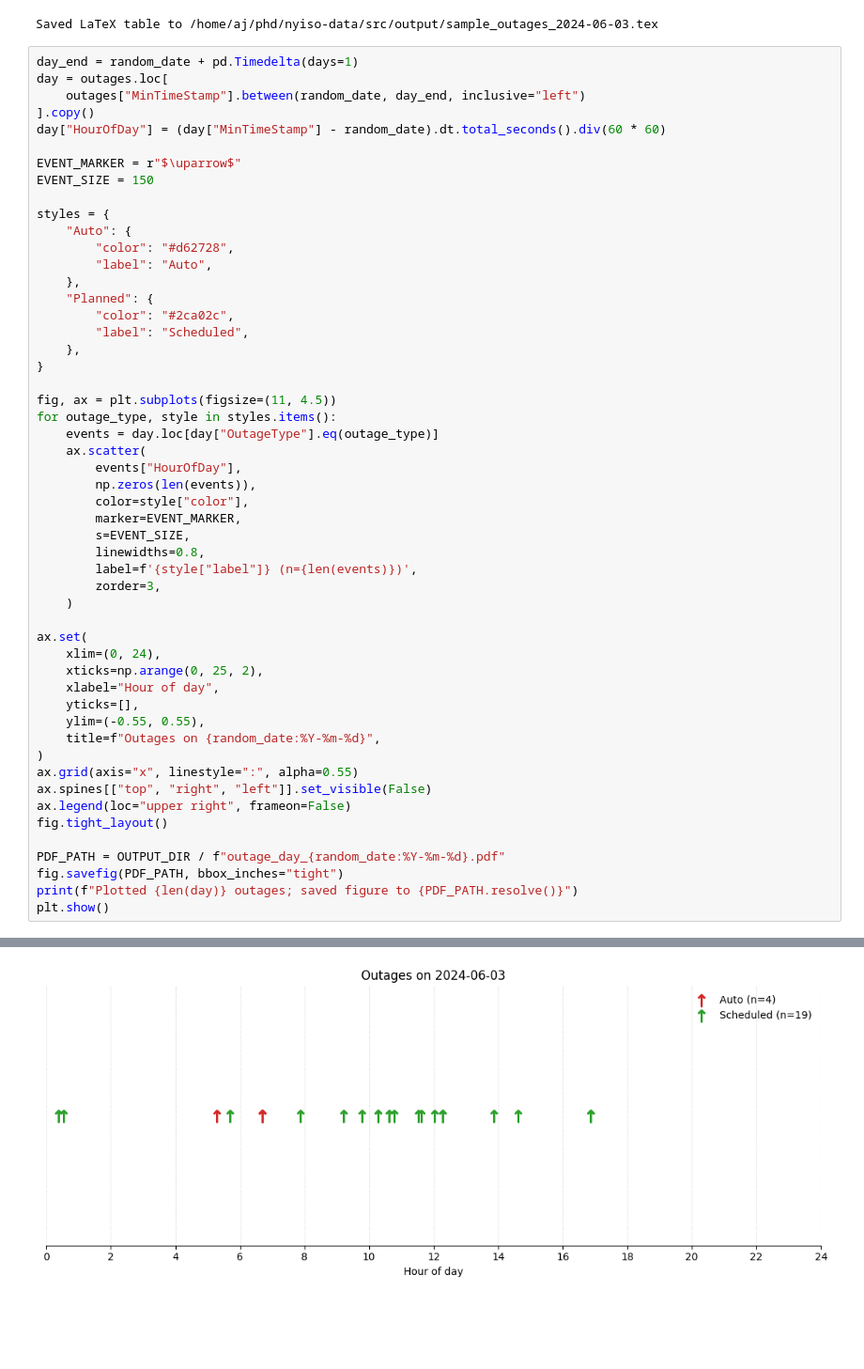
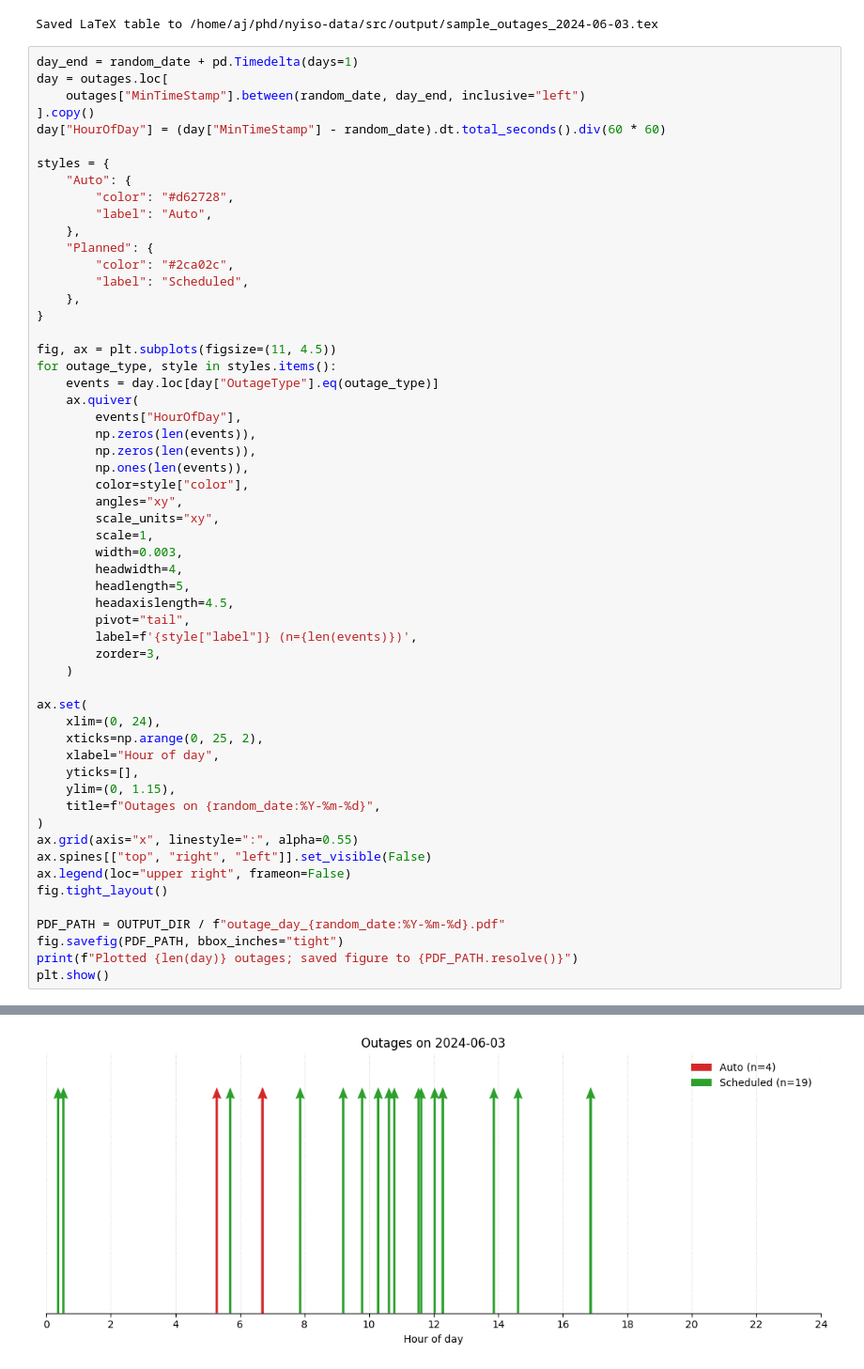
Before and after one commit to mohamad-hasan-sohan-ajini/predictive-maintenance, a Jupyter notebook: src/sample_processed_data.ipynb, the cells around one changed output, grey strips where cells are left out. Shown at 94% size. Drawn from its saved outputs; the diff is of its cells as text; blank space fills up the shorter version.

```diff
--- a/src/sample_processed_data.ipynb
+++ b/src/sample_processed_data.ipynb
@@ -85,9 +85,6 @@ day = outages.loc[
     outages["MinTimeStamp"].between(random_date, day_end, inclusive="left")
 ].copy()
 day["HourOfDay"] = (day["MinTimeStamp"] - random_date).dt.total_seconds().div(60 * 60)
-
-EVENT_MARKER = r"$\uparrow$"
-EVENT_SIZE = 150
 
 styles = {
     "Auto": {
@@ -101,36 +98,43 @@ styles = {
 }
 
 fig, ax = plt.subplots(figsize=(11, 4.5))
 for outage_type, style in styles.items():
     events = day.loc[day["OutageType"].eq(outage_type)]
-    ax.scatter(
+    ax.quiver(
         events["HourOfDay"],
         np.zeros(len(events)),
+        np.zeros(len(events)),
+        np.ones(len(events)),
         color=style["color"],
-        marker=EVENT_MARKER,
-        s=EVENT_SIZE,
-        linewidths=0.8,
+        angles="xy",
+        scale_units="xy",
+        scale=1,
+        width=0.003,
+        headwidth=4,
+        headlength=5,
+        headaxislength=4.5,
+        pivot="tail",
         label=f'{style["label"]} (n={len(events)})',
         zorder=3,
     )
 
 ax.set(
     xlim=(0, 24),
     xticks=np.arange(0, 25, 2),
     xlabel="Hour of day",
     yticks=[],
-    ylim=(-0.55, 0.55),
+    ylim=(0, 1.15),
     title=f"Outages on {random_date:%Y-%m-%d}",
 )
 ax.grid(axis="x", linestyle=":", alpha=0.55)
 ax.spines[["top", "right", "left"]].set_visible(False)
 ax.legend(loc="upper right", frameon=False)
 fig.tight_layout()
 
 PDF_PATH = OUTPUT_DIR / f"outage_day_{random_date:%Y-%m-%d}.pdf"
 fig.savefig(PDF_PATH, bbox_inches="tight")
 print(f"Plotted {len(day)} outages; saved figure to {PDF_PATH.resolve()}")
 plt.show()
 # %% [output]
 Plotted 23 outages; saved figure to /home/aj/phd/nyiso-data/src/output/outage_day_2024-06-03.pdf
-[figure, old version]
+[figure, new version]
```
